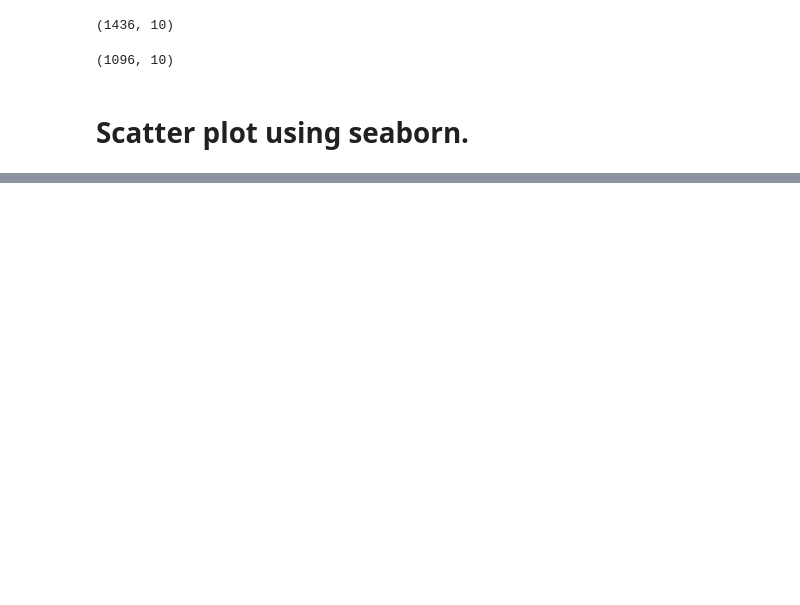
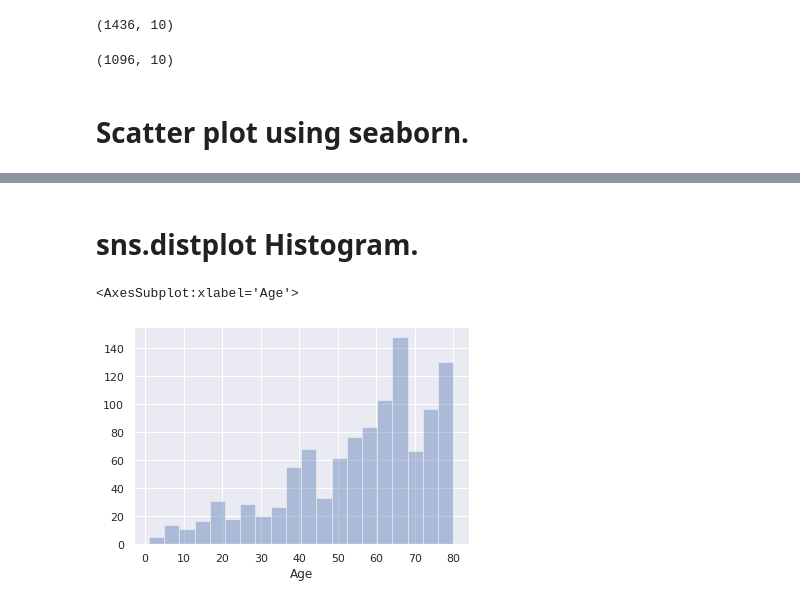
Before and after one commit to nova-sangeeth/pytest-workouts, a Jupyter notebook: GITAA/week_4/data_visualization_searborn.ipynb, the cells around one changed output, grey strips where cells are left out. Saved outputs shown, nothing was run; the diff lists cells and outputs as text; code cells hidden in the pictures; blank space fills up the shorter version.

```diff
--- a/GITAA/week_4/data_visualization_searborn.ipynb
+++ b/GITAA/week_4/data_visualization_searborn.ipynb
@@ -39,0 +66,16 @@ sns.regplot(
+# %% [markdown]
+# sns.distplot Histogram.
+# %%
+sns.distplot(
+    df['Age'],
+    kde=False, # No kernel density estimation
+    bins=20,
+    )
+
+# sns.distplot(
+#     df['Age'],
+#     bins=5
+# )
+# %% [output]
+<AxesSubplot:xlabel='Age'>
+[figure, added]
```
Also changed, not shown: parts of 14 cells of this notebook.
